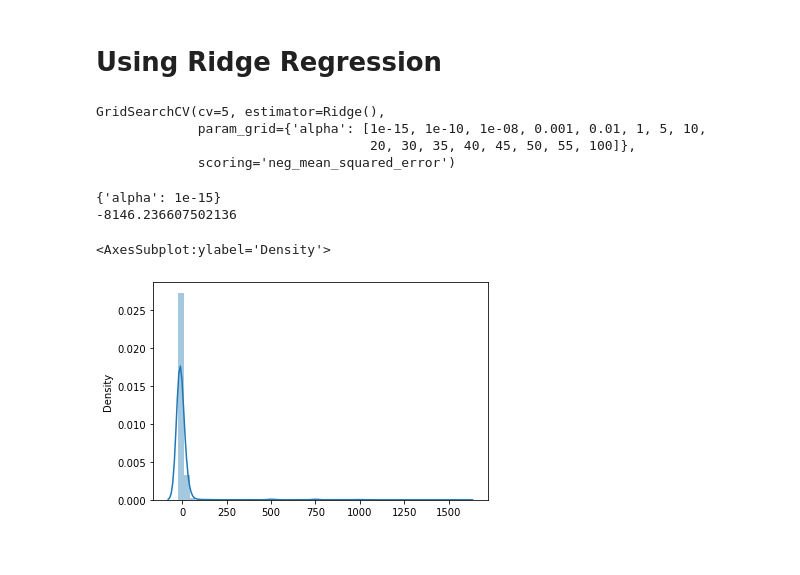
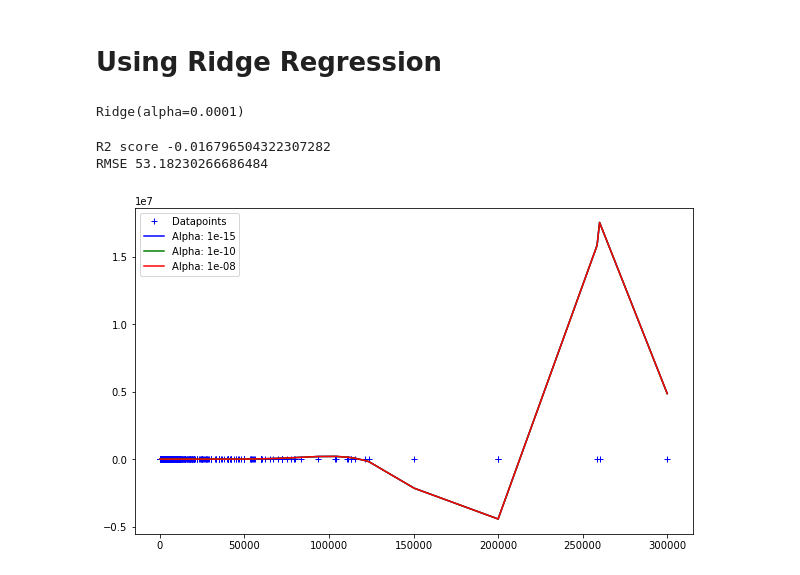
Before and after one commit to reuben21/A-Study-On-The-Insights-Data-Set, a Jupyter notebook: Project Insights Question 3.ipynb, the cells around one changed output. Saved outputs shown, nothing was run; the diff lists cells and outputs as text; code cells hidden in the pictures.

```diff
--- a/Project Insights Question 3.ipynb
+++ b/Project Insights Question 3.ipynb
@@ -68,28 +68,3 @@ plt.show()
 ### as we can see from the above linear regression model the points are away from the diagonal and the diagonal is moving downwards hence we need to use
 # %% [markdown]
 # Using Ridge Regression
-# %%
-from sklearn.linear_model import Ridge
-from sklearn.model_selection import GridSearchCV
-
-ridge=Ridge()
-parameters={'alpha':[1e-15,1e-10,1e-8,1e-3,1e-2,1,5,10,20,30,35,40,45,50,55,100]}
-ridge_regressor=GridSearchCV(ridge,parameters,scoring='neg_mean_squared_error',cv=5)
-ridge_regressor.fit(X,y)
-# %% [output]
-GridSearchCV(cv=5, estimator=Ridge(),
-             param_grid={'alpha': [1e-15, 1e-10, 1e-08, 0.001, 0.01, 1, 5, 10,
-                                   20, 30, 35, 40, 45, 50, 55, 100]},
-             scoring='neg_mean_squared_error')
-# %%
-print(ridge_regressor.best_params_)
-print(ridge_regressor.best_score_)
-# %% [output]
-{'alpha': 1e-15}
--8146.236607502136
-# %%
-prediction_ridge=ridge_regressor.predict(X_test)
-sns.distplot(y_test-ridge_regressor.predict(X_test))
-# %% [output]
-<AxesSubplot:ylabel='Density'>
-[figure, removed]
@@ -95,0 +74,4 @@ sns.distplot(y_test-ridge_regressor.predict(X_test))
+# %%
+R.fit(X_train,y_train)
+# %% [output]
+Ridge(alpha=0.0001)
@@ -95,0 +80,33 @@ sns.distplot(y_test-ridge_regressor.predict(X_test))
+# %%
+print("R2 score",r2_score(y_test,y_predt1))
+print("RMSE",np.sqrt(mean_squared_error(y_test,y_predt1)))
+# %% [output]
+R2 score -0.016796504322307282
+RMSE 53.18230266686484
+# %%
+from sklearn.pipeline import Pipeline
+from sklearn.preprocessing import PolynomialFeatures
+
+def get_preds_ridge(X, Y, alpha):
+    model = Pipeline([
+        ('poly_feats', PolynomialFeatures(degree=16)),
+        ('ridge', Ridge(alpha=alpha))
+    ])
+    model.fit(X, y)
+    return model.predict(X)
+
+alphas = [1e-15,1e-10,1e-8,1e-3,1e-2,1,5,10,20,30,35,40,45,50,55,100]
+cs = [ 'b','g','r']
+
+plt.figure(figsize=(10, 6))
+plt.plot(X, y, 'b+', label='Datapoints')
+
+for alpha, c in zip(alphas, cs):
+    preds = get_preds_ridge(X, y, alpha)
+    # Plot
+    plt.plot(sorted(X[:, 0]), preds[np.argsort(X[:, 0])], c, label='Alpha: {}'.format(alpha))
+
+plt.legend()
+plt.show()
+# %% [output]
+[figure, added]
```
Also changed, not shown: parts of 8 cells of this notebook, 2 other files.
